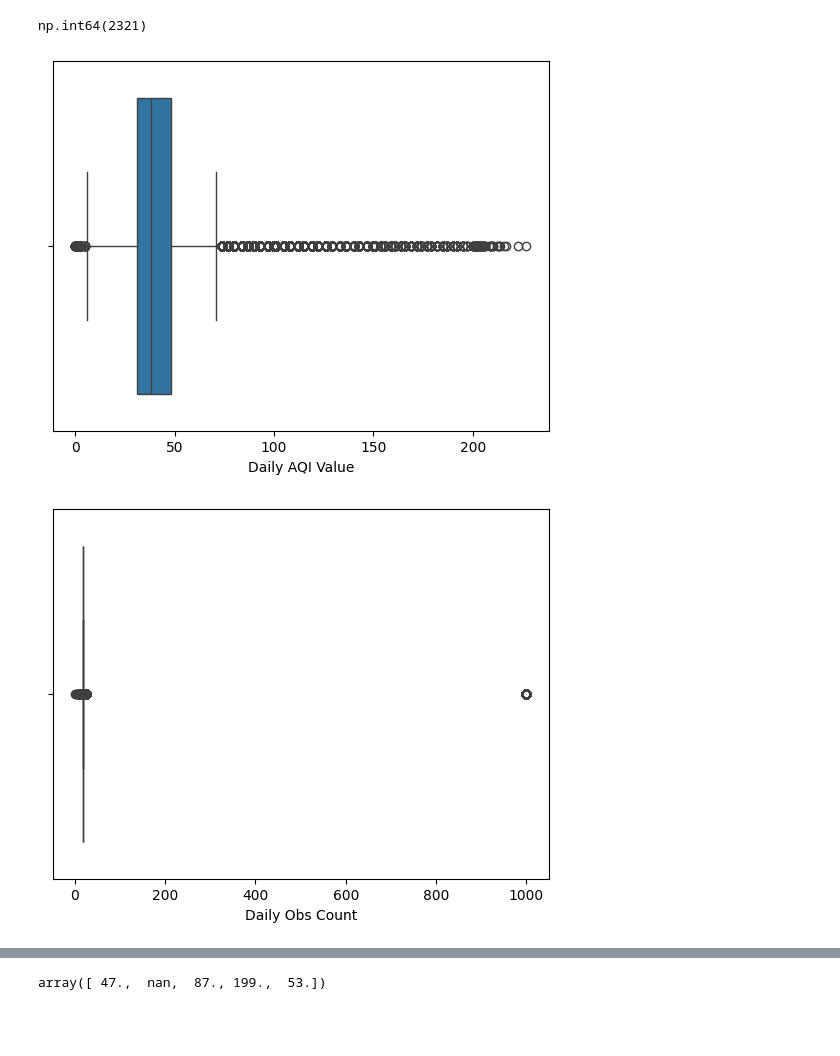
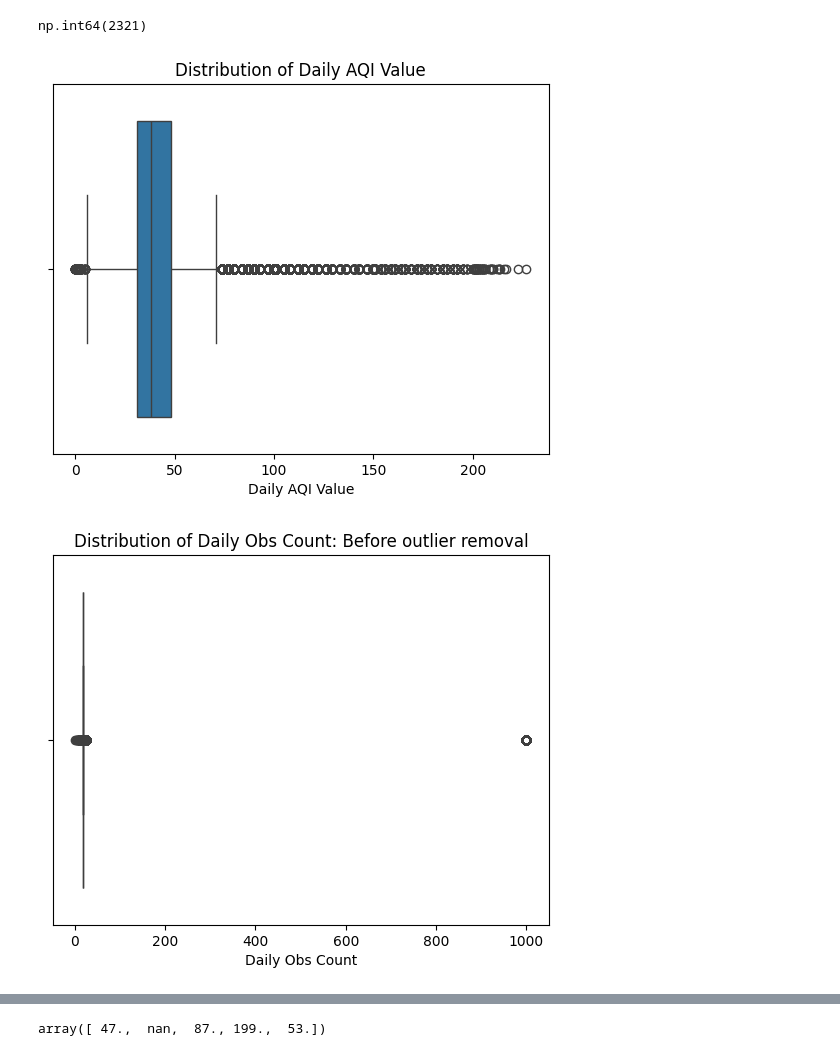
Before and after one commit to imanadeko/Analyzing-Ozone-Pollution-Trends-Across-California, a Jupyter notebook: notebook.ipynb, the cells around one changed output, grey strips where cells are left out. Saved outputs shown, nothing was run; the diff lists cells and outputs as text; code cells hidden in the pictures; blank space fills up the shorter version.

```diff
--- a/notebook.ipynb
+++ b/notebook.ipynb
@@ -125,16 +125,18 @@ np.int64(2321)
 # %%
 # Checking Daily AQI Value
 # Plotting in a boxplot to check for outliers
 sns.boxplot(data=df,
-            x='Daily AQI Value');
+            x='Daily AQI Value')
+plt.title('Distribution of Daily AQI Value');
 # %% [output]
-[figure, old version]
+[figure, new version]
 # %%
 # Plotting daily obs count with a boxplot to check for outliers
 sns.boxplot(data=df,
-            x='Daily Obs Count');
+            x='Daily Obs Count')
+plt.title('Distribution of Daily Obs Count: Before outlier removal');
 # %% [output]
-[figure, old version]
+[figure, new version]
 # %%
 # Remove outlier at 1000 and replot
 df = df[df['Daily Obs Count'] < 200]
```
Also changed, not shown: parts of 17 cells of this notebook.
